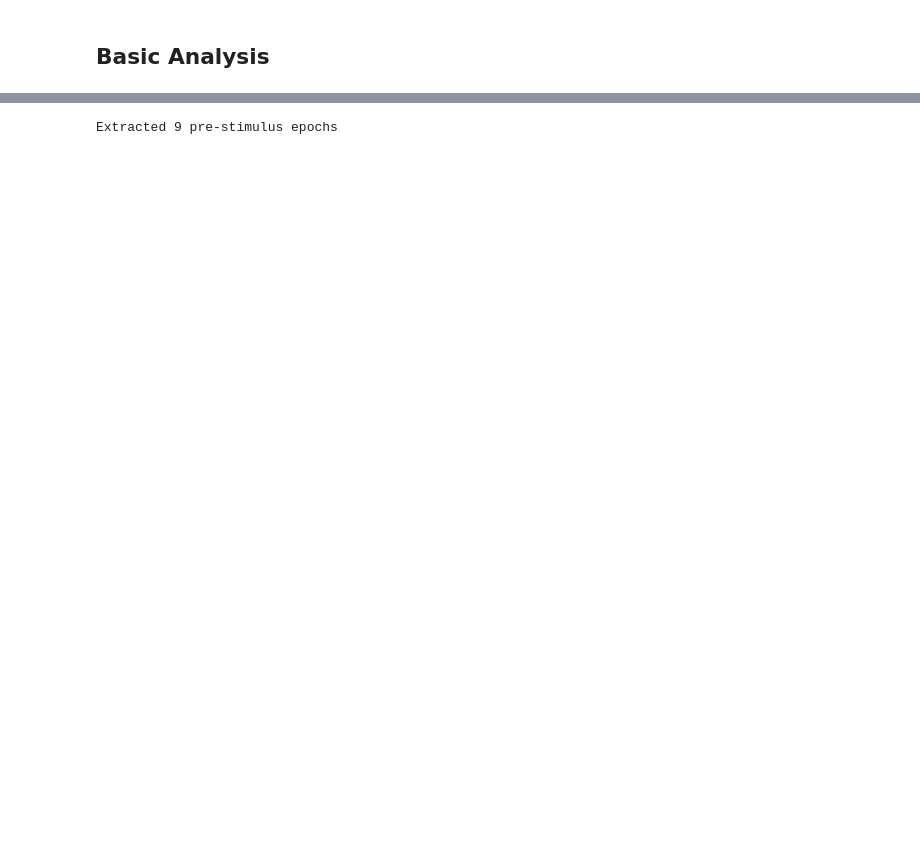
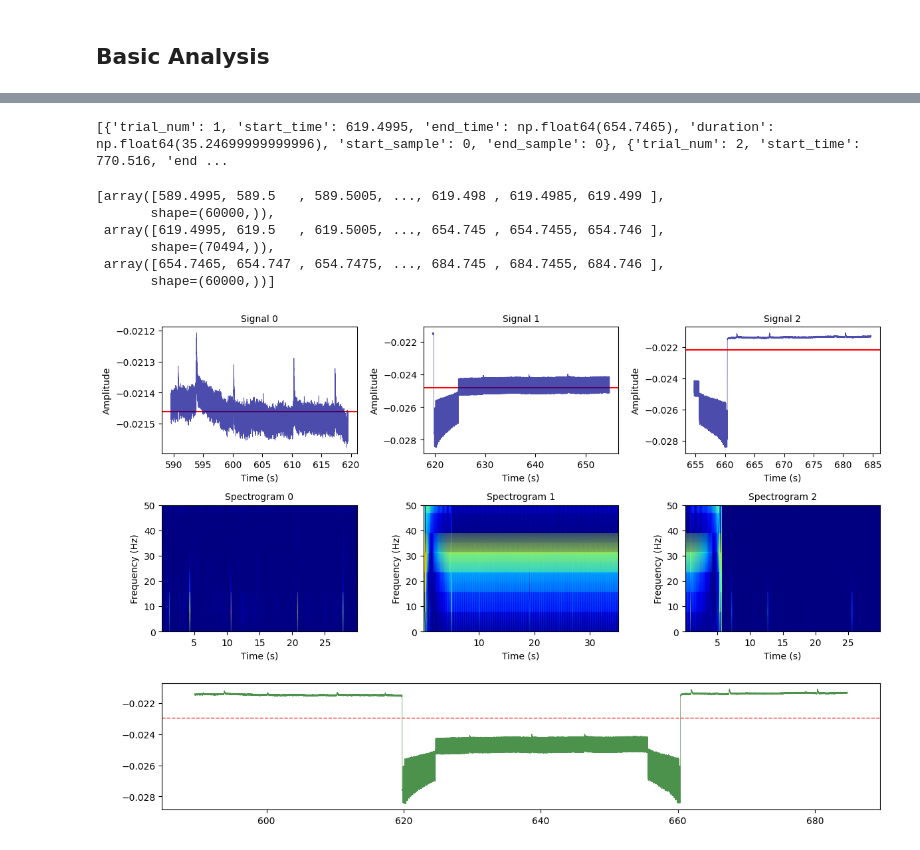
Before and after one commit to Jose-Alves-Neto/GX_tES_Dataset_Experiment, a Jupyter notebook: signal_analysis.ipynb, the cells around one changed output, grey strips where cells are left out. Drawn from its saved outputs; the diff is of its cells as text; code cells hidden in the pictures; blank space fills up the shorter version.

```diff
--- a/signal_analysis.ipynb
+++ b/signal_analysis.ipynb
@@ -453,34 +482,2 @@ Using ECG channel: BIP1
 ECG data shape: (8455576,)
 Sampling rate: 2000.0 Hz
-# %%
-def extract_prestim_ecg_epochs(ctt_trials, ecg_data, times, sampling_rate, pre_stim_duration=30):
-    """Extract ECG epochs before each trial onset using NeuroKit2"""
-    epochs = []
-
-    for trial in ctt_trials:
-        start_time = trial['start_time']
-        epoch_start = max(0, start_time - pre_stim_duration)
-        epoch_end = start_time
-
-        # Find indices
-        start_idx = int(epoch_start * sampling_rate)
-        end_idx = int(epoch_end * sampling_rate)
-
-        # Extract epoch
-        epoch_signal = ecg_data[start_idx:end_idx]
-        epoch_times = times[start_idx:end_idx] - start_time  # Center at 0 (trial onset)
-
-        epochs.append({
-            'trial_num': trial['trial_num'],
-            'signal': epoch_signal,
-            'times': epoch_times,
-            'duration': pre_stim_duration
-        })
-
-    return epochs
-
-# Extract 1 second before each trial
-prestim_epochs = extract_prestim_ecg_epochs(ctt_trials, ecg_data, times, sampling_rate)
-print(f"Extracted {len(prestim_epochs)} pre-stimulus epochs")
-# %% [output]
-Extracted 9 pre-stimulus epochs
@@ -486,0 +516,13 @@ Extracted 9 pre-stimulus epochs
+# %%
+stim_epochs = extract_stim_ecg_epochs(ctt_trials, data, times, sfreq)
+# %% [output]
+[{'trial_num': 1, 'start_time': 619.4995, 'end_time': np.float64(654.7465), 'duration': np.float64(35.24699999999996), 'start_sample': 0, 'end_sample': 0}, {'trial_num': 2, 'start_time': 770.516, 'end ...
+# %%
+stim_epochs[0]['times']
+# %% [output]
+[array([589.4995, 589.5   , 589.5005, ..., 619.498 , 619.4985, 619.499 ],
+       shape=(60000,)),
+ array([619.4995, 619.5   , 619.5005, ..., 654.745 , 654.7455, 654.746 ],
+       shape=(70494,)),
+ array([654.7465, 654.747 , 654.7475, ..., 684.745 , 684.7455, 684.746 ],
+       shape=(60000,))]
@@ -486,0 +578,4 @@ Extracted 9 pre-stimulus epochs
+# %%
+plot_epochs(stim_epochs[0])
+# %% [output]
+[figure, added]
```
Also changed, not shown: parts of 16 cells of this notebook, 1 other file.
